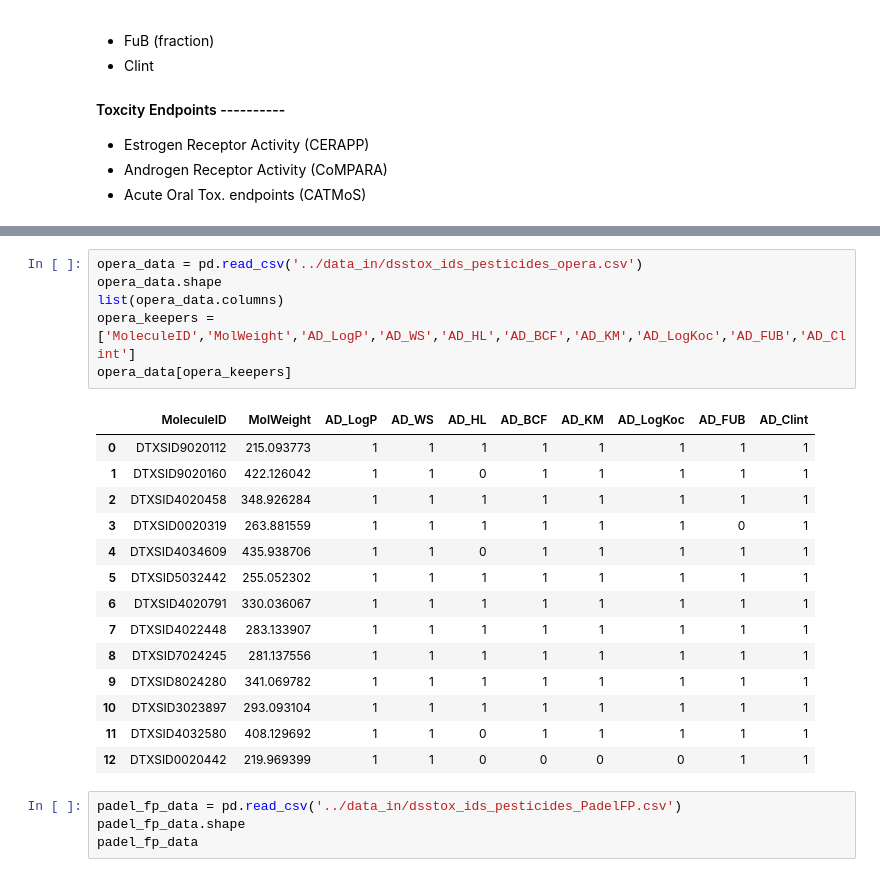
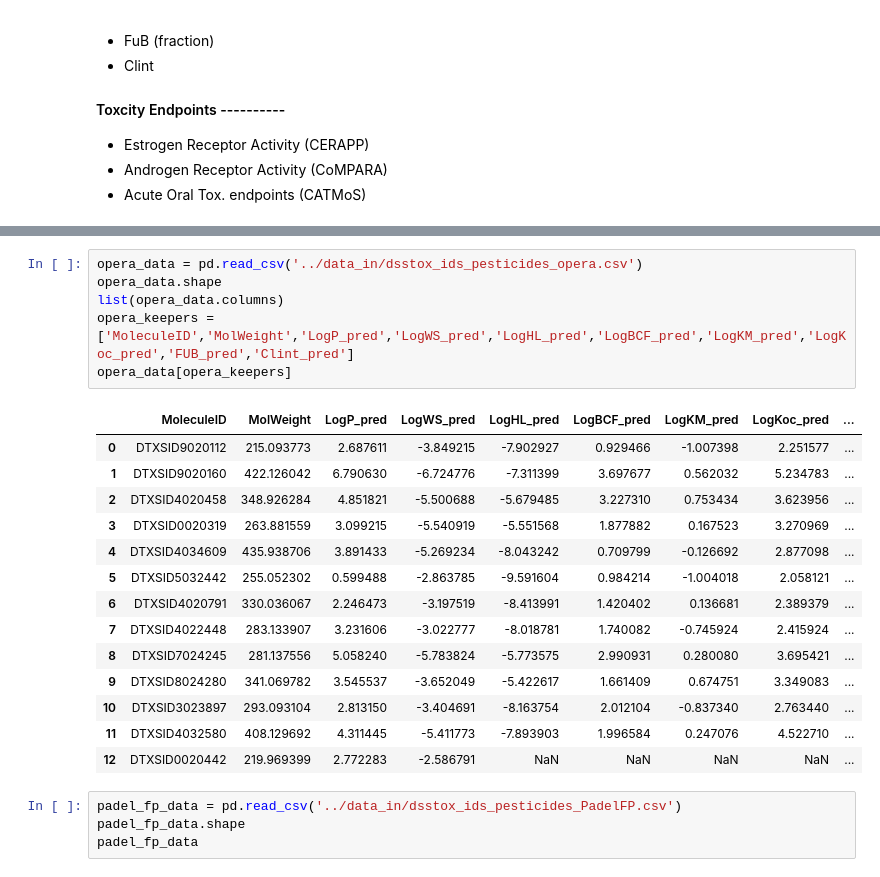
Before and after one commit to amphibian-exeff/purucker_modelselection, a Jupyter notebook: notebooks/data_preprocess.ipynb, the cells around one changed output, grey strips where cells are left out. Saved outputs shown, nothing was run; the diff lists cells and outputs as text.

Commit message:
updating opera predictor subsets

```diff
--- a/notebooks/data_preprocess.ipynb
+++ b/notebooks/data_preprocess.ipynb
@@ -30,24 +41,24 @@ import pandas as pd
 # %%
 opera_data = pd.read_csv('../data_in/dsstox_ids_pesticides_opera.csv')
 opera_data.shape
 list(opera_data.columns)
-opera_keepers = ['MoleculeID','MolWeight','AD_LogP','AD_WS','AD_HL','AD_BCF','AD_KM','AD_LogKoc','AD_FUB','AD_Clint']
+opera_keepers = ['MoleculeID','MolWeight','LogP_pred','LogWS_pred','LogHL_pred','LogBCF_pred','LogKM_pred','LogKoc_pred','FUB_pred','Clint_pred']
 opera_data[opera_keepers]
 # %% [output]
-|  | MoleculeID | MolWeight | AD_LogP | AD_WS | AD_HL | AD_BCF | AD_KM | AD_LogKoc | AD_FUB | AD_Clint |
-| 0 | DTXSID9020112 | 215.093773 | 1 | 1 | 1 | 1 | 1 | 1 | 1 | 1 |
-| 1 | DTXSID9020160 | 422.126042 | 1 | 1 | 0 | 1 | 1 | 1 | 1 | 1 |
-| 2 | DTXSID4020458 | 348.926284 | 1 | 1 | 1 | 1 | 1 | 1 | 1 | 1 |
-| 3 | DTXSID0020319 | 263.881559 | 1 | 1 | 1 | 1 | 1 | 1 | 0 | 1 |
-| 4 | DTXSID4034609 | 435.938706 | 1 | 1 | 0 | 1 | 1 | 1 | 1 | 1 |
-| 5 | DTXSID5032442 | 255.052302 | 1 | 1 | 1 | 1 | 1 | 1 | 1 | 1 |
-| 6 | DTXSID4020791 | 330.036067 | 1 | 1 | 1 | 1 | 1 | 1 | 1 | 1 |
-| 7 | DTXSID4022448 | 283.133907 | 1 | 1 | 1 | 1 | 1 | 1 | 1 | 1 |
-| 8 | DTXSID7024245 | 281.137556 | 1 | 1 | 1 | 1 | 1 | 1 | 1 | 1 |
-| 9 | DTXSID8024280 | 341.069782 | 1 | 1 | 1 | 1 | 1 | 1 | 1 | 1 |
-| 10 | DTXSID3023897 | 293.093104 | 1 | 1 | 1 | 1 | 1 | 1 | 1 | 1 |
-| 11 | DTXSID4032580 | 408.129692 | 1 | 1 | 0 | 1 | 1 | 1 | 1 | 1 |
-| 12 | DTXSID0020442 | 219.969399 | 1 | 1 | 0 | 0 | 0 | 0 | 1 | 1 |
+|  | MoleculeID | MolWeight | LogP_pred | LogWS_pred | LogHL_pred | LogBCF_pred | LogKM_pred | LogKoc_pred | ... |
+| 0 | DTXSID9020112 | 215.093773 | 2.687611 | -3.849215 | -7.902927 | 0.929466 | -1.007398 | 2.251577 | ... |
+| 1 | DTXSID9020160 | 422.126042 | 6.790630 | -6.724776 | -7.311399 | 3.697677 | 0.562032 | 5.234783 | ... |
+| 2 | DTXSID4020458 | 348.926284 | 4.851821 | -5.500688 | -5.679485 | 3.227310 | 0.753434 | 3.623956 | ... |
+| 3 | DTXSID0020319 | 263.881559 | 3.099215 | -5.540919 | -5.551568 | 1.877882 | 0.167523 | 3.270969 | ... |
+| 4 | DTXSID4034609 | 435.938706 | 3.891433 | -5.269234 | -8.043242 | 0.709799 | -0.126692 | 2.877098 | ... |
+| 5 | DTXSID5032442 | 255.052302 | 0.599488 | -2.863785 | -9.591604 | 0.984214 | -1.004018 | 2.058121 | ... |
+| 6 | DTXSID4020791 | 330.036067 | 2.246473 | -3.197519 | -8.413991 | 1.420402 | 0.136681 | 2.389379 | ... |
+| 7 | DTXSID4022448 | 283.133907 | 3.231606 | -3.022777 | -8.018781 | 1.740082 | -0.745924 | 2.415924 | ... |
+| 8 | DTXSID7024245 | 281.137556 | 5.058240 | -5.783824 | -5.773575 | 2.990931 | 0.280080 | 3.695421 | ... |
+| 9 | DTXSID8024280 | 341.069782 | 3.545537 | -3.652049 | -5.422617 | 1.661409 | 0.674751 | 3.349083 | ... |
+| 10 | DTXSID3023897 | 293.093104 | 2.813150 | -3.404691 | -8.163754 | 2.012104 | -0.837340 | 2.763440 | ... |
+| 11 | DTXSID4032580 | 408.129692 | 4.311445 | -5.411773 | -7.893903 | 1.996584 | 0.247076 | 4.522710 | ... |
+| 12 | DTXSID0020442 | 219.969399 | 2.772283 | -2.586791 | NaN | NaN | NaN | NaN | ... |
 # %%
 padel_fp_data = pd.read_csv('../data_in/dsstox_ids_pesticides_PadelFP.csv')
 padel_fp_data.shape
```
Also changed, not shown: parts of 1 cell of this notebook.
